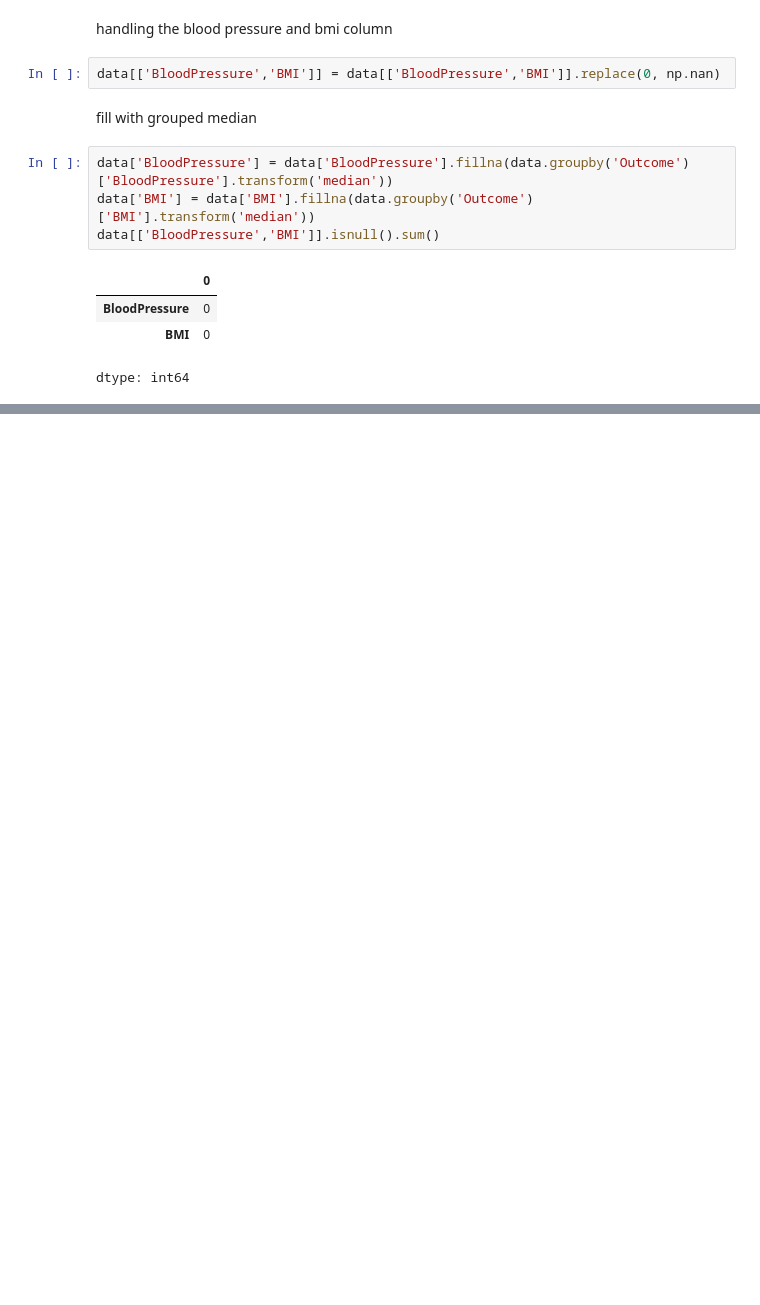
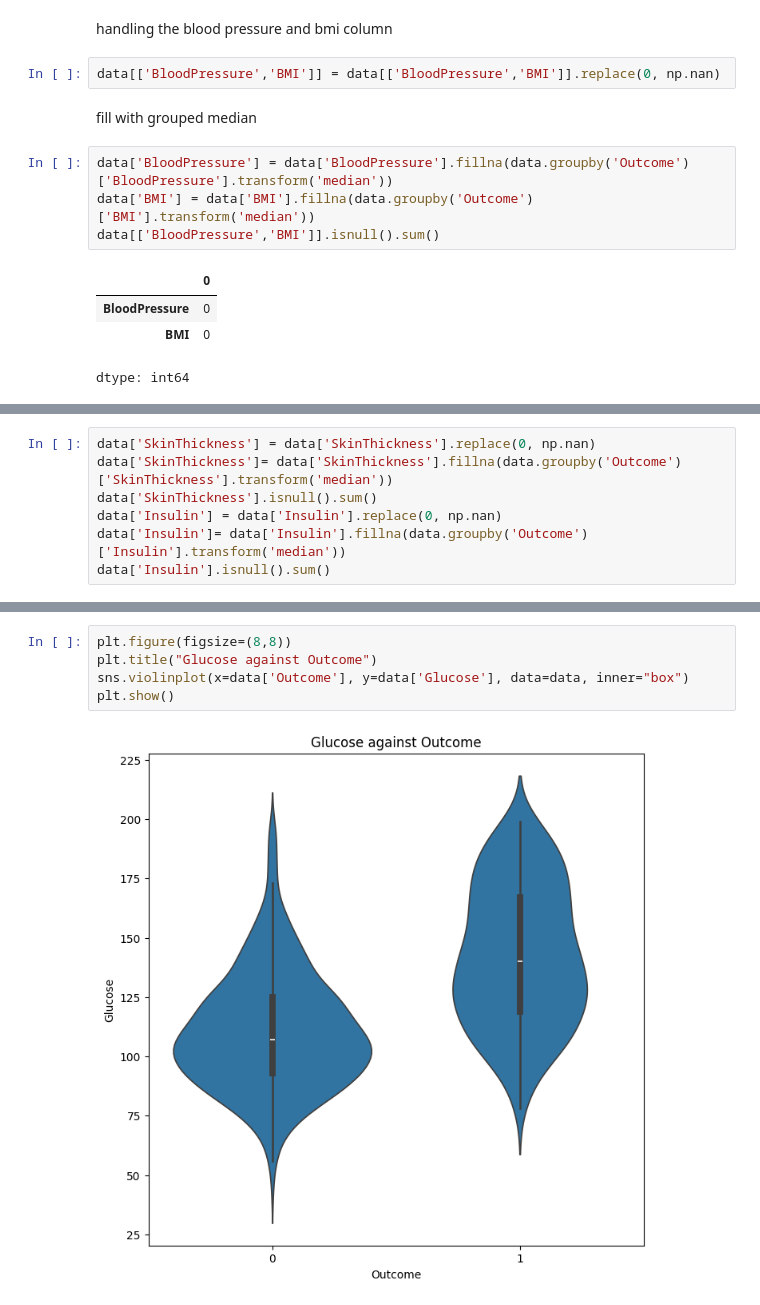
Before and after one commit to kev841/test-1, a Jupyter notebook: notebook/diabetes.ipynb, the cells around one changed output, grey strips where cells are left out. Saved outputs shown, nothing was run; the diff lists cells and outputs as text; blank space fills up the shorter version.

Commit message:
created a violin plot of glucose against Outcome to identify the correlation

```diff
--- a/notebook/diabetes.ipynb
+++ b/notebook/diabetes.ipynb
@@ -124,0 +127,7 @@ dtype: int64
+# %%
+data['SkinThickness'] = data['SkinThickness'].replace(0, np.nan)
+data['SkinThickness']= data['SkinThickness'].fillna(data.groupby('Outcome')['SkinThickness'].transform('median'))
+data['SkinThickness'].isnull().sum()
+data['Insulin'] = data['Insulin'].replace(0, np.nan)
+data['Insulin']= data['Insulin'].fillna(data.groupby('Outcome')['Insulin'].transform('median'))
+data['Insulin'].isnull().sum()
@@ -124,0 +148,7 @@ dtype: int64
+# %%
+plt.figure(figsize=(8,8))
+plt.title("Glucose against Outcome")
+sns.violinplot(x=data['Outcome'], y=data['Glucose'], data=data, inner="box")
+plt.show()
+# %% [output]
+[figure, added]
```
Also changed, not shown: parts of 3 cells of this notebook.
